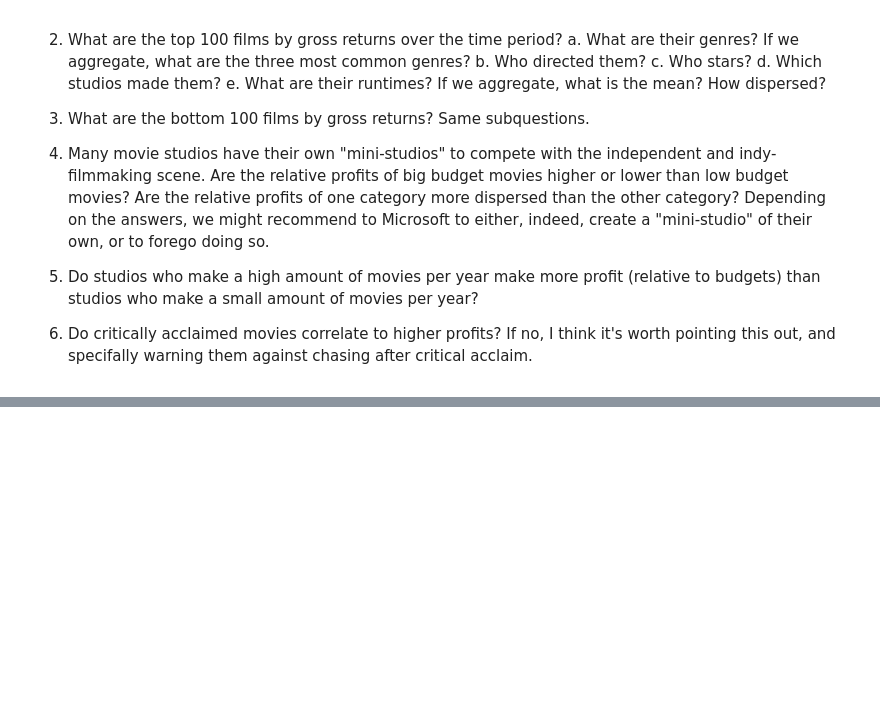
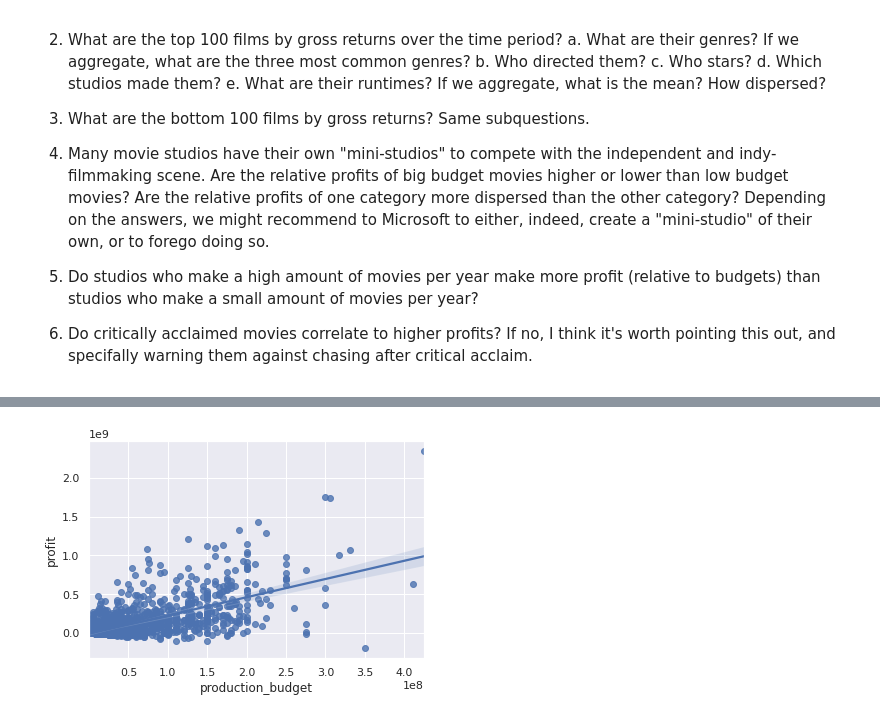
Before and after one commit to jeffbeech/Movies-by-Microsoft, a Jupyter notebook: matt-notebook.ipynb, the cells around one changed output, grey strips where cells are left out. Saved outputs shown, nothing was run; the diff lists cells and outputs as text; code cells hidden in the pictures; blank space fills up the shorter version.

```diff
--- a/matt-notebook.ipynb
+++ b/matt-notebook.ipynb
@@ -389,0 +690,4 @@ sixth_join.dropna(subset=['domestic_gross', 'foreign_gross'], how='any').groupby
+# %%
+sns.regplot(x='production_budget', y='profit', data=profits_recent);
+# %% [output]
+[figure, added]
```
Also changed, not shown: parts of 36 cells of this notebook.
